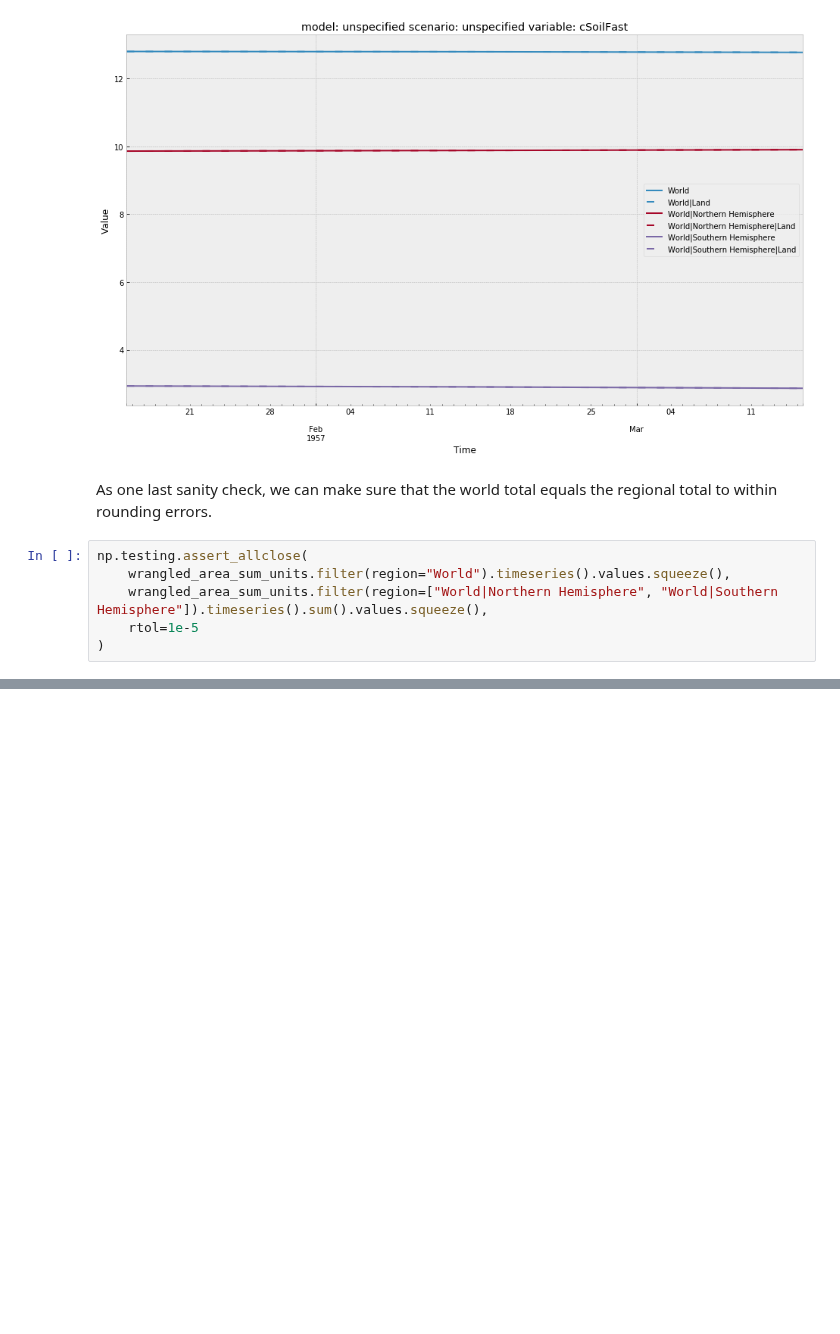
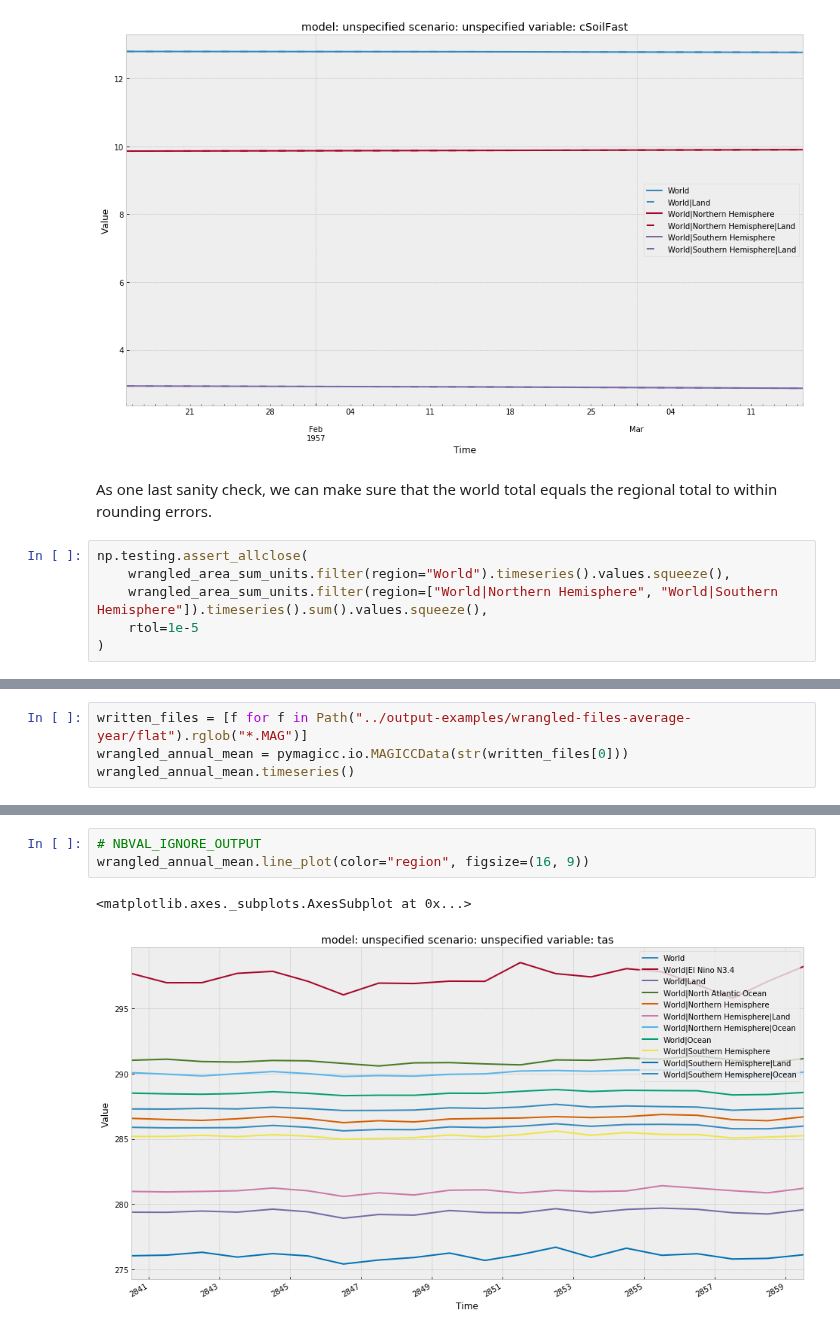
Before and after one commit to znicholls/netcdf-scm, a Jupyter notebook: notebooks/wranglers.ipynb, the cells around one changed output, grey strips where cells are left out. Drawn from its saved outputs; the diff is of its cells as text; blank space fills up the shorter version.

Commit message:
Add example and docs

```diff
--- a/notebooks/wranglers.ipynb
+++ b/notebooks/wranglers.ipynb
@@ -227,0 +250,4 @@ np.testing.assert_allclose(
+# %%
+written_files = [f for f in Path("../output-examples/wrangled-files-average-year/flat").rglob("*.MAG")]
+wrangled_annual_mean = pymagicc.io.MAGICCData(str(written_files[0]))
+wrangled_annual_mean.timeseries()
@@ -227,0 +268,6 @@ np.testing.assert_allclose(
+# %%
+# NBVAL_IGNORE_OUTPUT
+wrangled_annual_mean.line_plot(color="region", figsize=(16, 9))
+# %% [output]
+<matplotlib.axes._subplots.AxesSubplot at 0x...>
+[figure, added]
```
Also changed, not shown: parts of 7 cells of this notebook, 1 other file.
